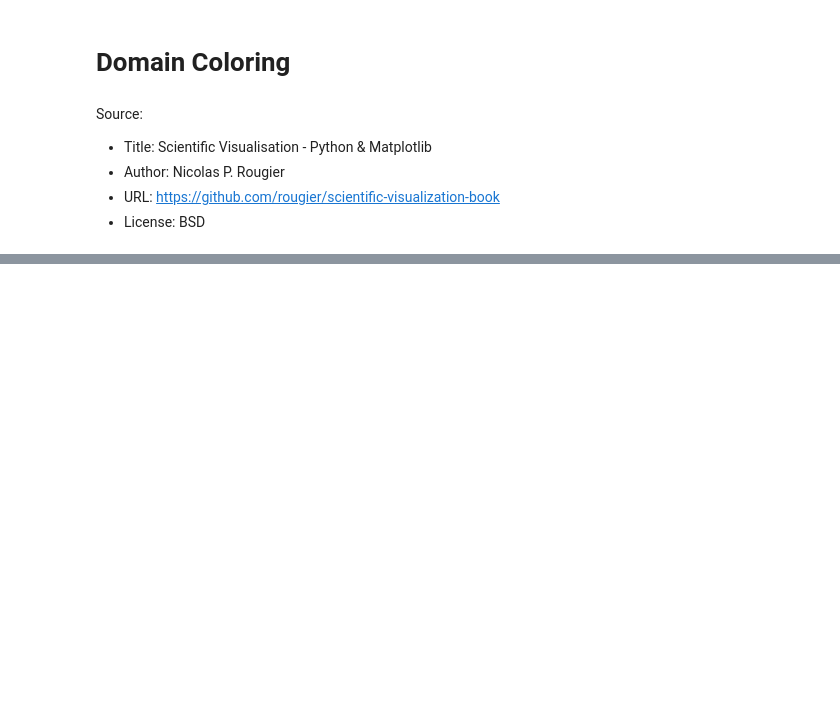
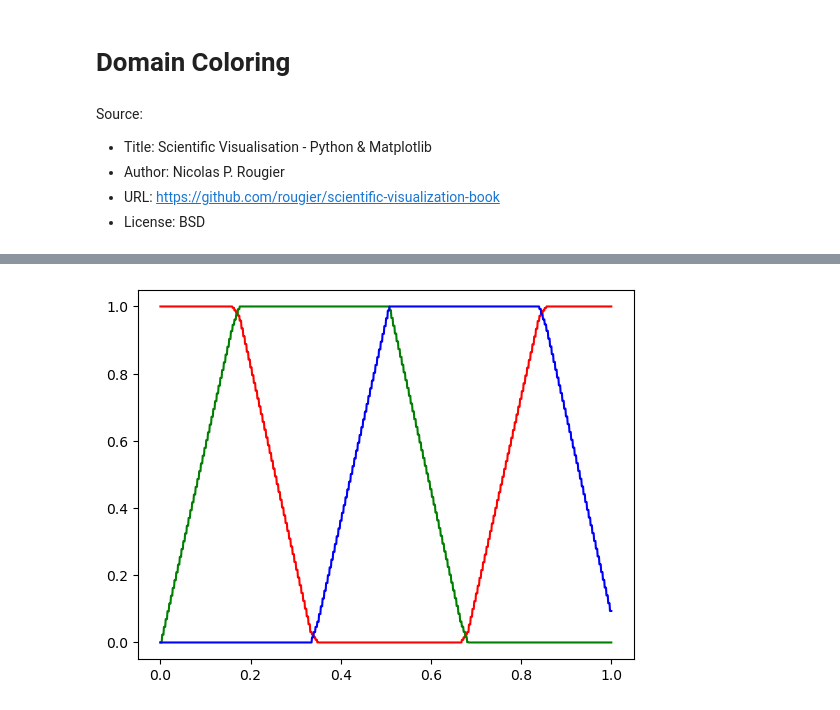
Before and after one commit to boisgera/visualization-of-analytic-functions, a Jupyter notebook: Domain Coloring.ipynb, the cells around one changed output, grey strips where cells are left out. Drawn from its saved outputs; the diff is of its cells as text; code cells hidden in the pictures; blank space fills up the shorter version.

```diff
--- a/Domain Coloring.ipynb
+++ b/Domain Coloring.ipynb
@@ -63 +71,17 @@ def f(Z):
+# %%
+import matplotlib.cm as mcm
+
+colormap = mcm.get_cmap("hsv")
+u = linspace(0.0, 1.0, 1024)
+RGBA = colormap(u)  # float64, but discretised (8-bit)
+RGB = RGBA[:, :3]
+plt.plot(u, RGB[:, 0], color="red")
+plt.plot(u, RGB[:, 1], color="green")
+plt.plot(u, RGB[:, 2], color="blue")
+
+None
+
+# NOTA: we can deliver a RBGA array to imshow, that works! 👍
+# %% [output]
+[figure, added]
 # %%
```
Also changed, not shown: parts of 6 cells of this notebook, 1 other file.
